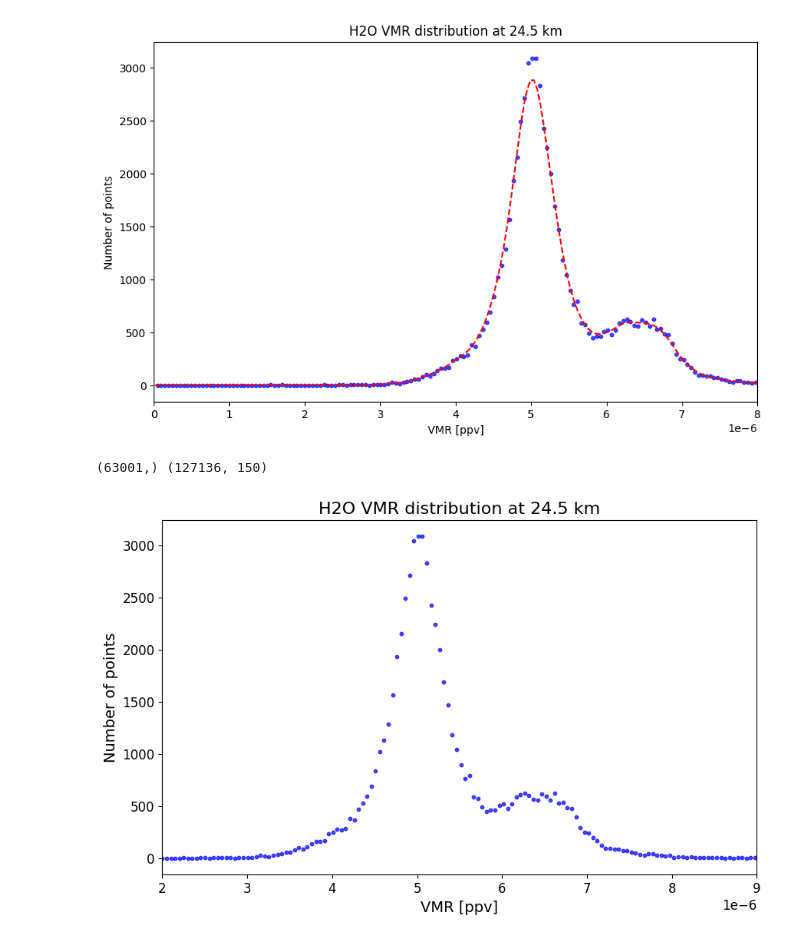
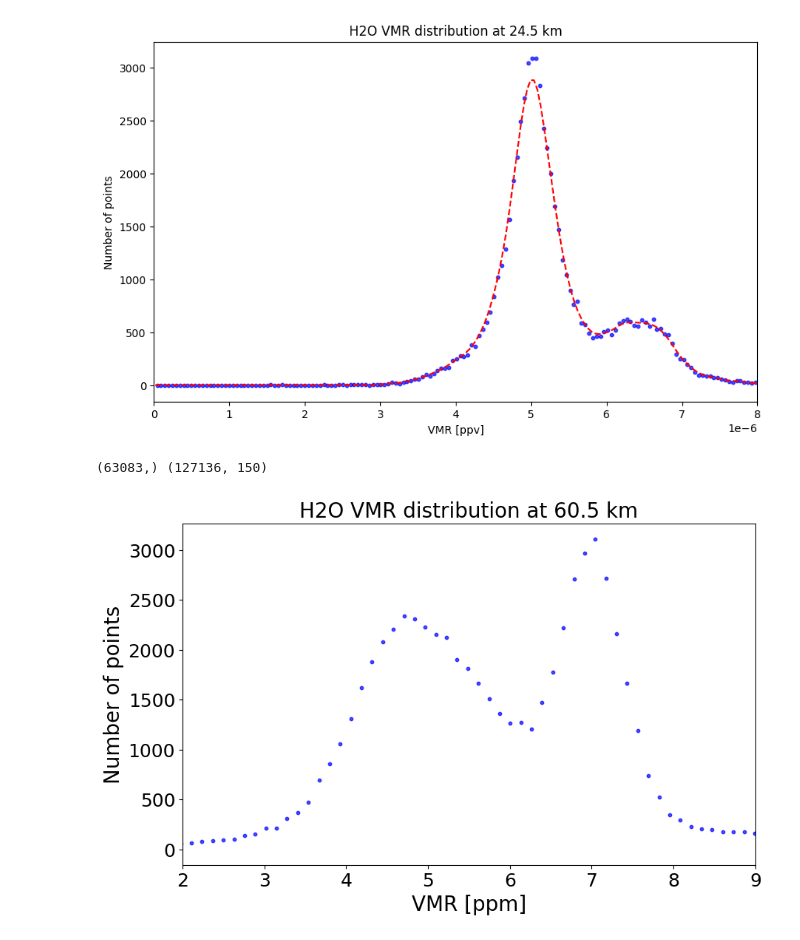
Before and after one commit to james-harvey-git/MPhys_Project, a Jupyter notebook: probing_data.ipynb, the cells around one changed output. Saved outputs shown, nothing was run; the diff lists cells and outputs as text; code cells hidden in the pictures.

```diff
--- a/probing_data.ipynb
+++ b/probing_data.ipynb
@@ -335,48 +335,48 @@ import numpy as np
 from scipy.stats import gaussian_kde
 from statsmodels.nonparametric.kde import KDEUnivariate
 
-alt = 24.5
+alt = 60.5
 
 vmr_alt = h2o_data['H2O'].sel(altitude=alt).values
 
 sunset_mask = (h2o_data['sunset_sunrise'] == 0) | (h2o_data['sunset_sunrise'] == 2)
 
 vmr_alt = vmr_alt[sunset_mask]
 
 vmr_alt = vmr_alt[vmr_alt >= 0]
 
 print(vmr_alt.shape, h2o_data['H2O'].shape)
 
 # Enable interactive mode
 plt.ion()
 
 # Compute histogram manually
-num_bins = 900
+num_bins = 1500
 
 bin_counts, bin_edges = np.histogram(vmr_alt, bins=num_bins)
 
 # Compute bin centers
-bin_centers = (bin_edges[:-1] + bin_edges[1:]) / 2
+bin_centers = ((bin_edges[:-1] + bin_edges[1:]) / 2) * 10**6
 
 # Create figure
 plt.figure(figsize=(10, 6))
 
 # Scatter plot to represent histogram as points
 plt.scatter(bin_centers, bin_counts, color='blue', label='Histogram', alpha=0.7, s=10)
 
 
 # Labels and title
-plt.xlabel('VMR [ppv]', fontsize=14)
-plt.ylabel('Number of points', fontsize=14)
-plt.xlim(2*10**-6, 9*10**-6)
-plt.xticks(fontsize=12)
-plt.yticks(fontsize=12)
-ax = plt.gca()  # Get current axes
-ax.xaxis.get_offset_text().set_fontsize(12)  # Change font size of offset notation
-plt.title(f'H2O VMR distribution at {alt} km', fontsize=16)
-plt.savefig('h2o_vmr_hist_24.5km.png')
+plt.xlabel('VMR [ppm]', fontsize=20)
+plt.ylabel('Number of points', fontsize=20)
+plt.xlim(2, 9)
+plt.xticks(fontsize=18)
+plt.yticks(fontsize=18)
+#ax = plt.gca()  # Get current axes
+#ax.xaxis.get_offset_text().set_fontsize(12)  # Change font size of offset notation
+plt.title(f'H2O VMR distribution at {alt} km', fontsize=20)
+plt.savefig('h2o_vmr_hist_60.5km.png')
 # Show plot
 plt.show()
 # %% [output]
-(63001,) (127136, 150)
+(63083,) (127136, 150)
-[figure, old version]
+[figure, new version]
```
Also changed, not shown: 2 other files.
